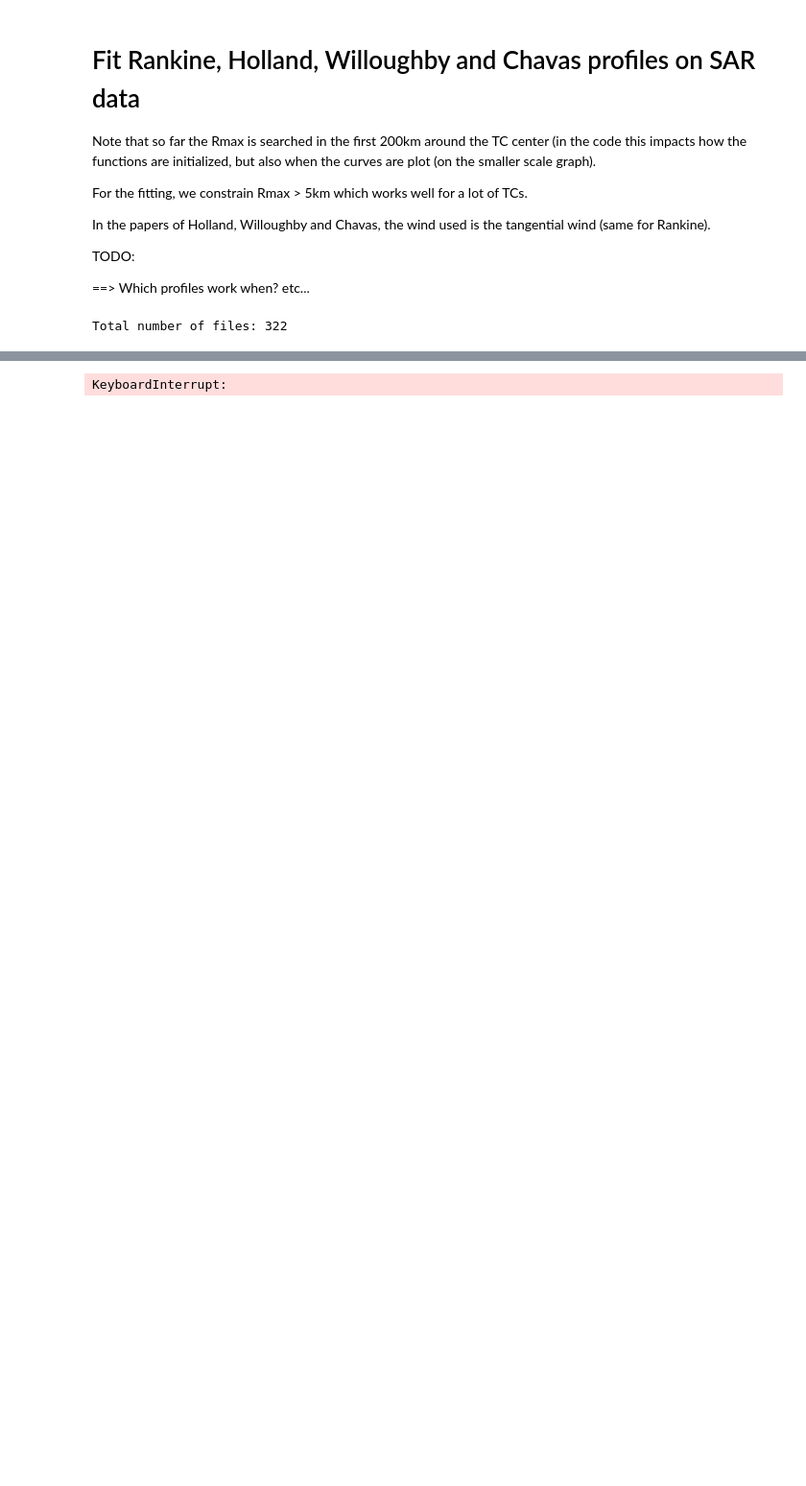
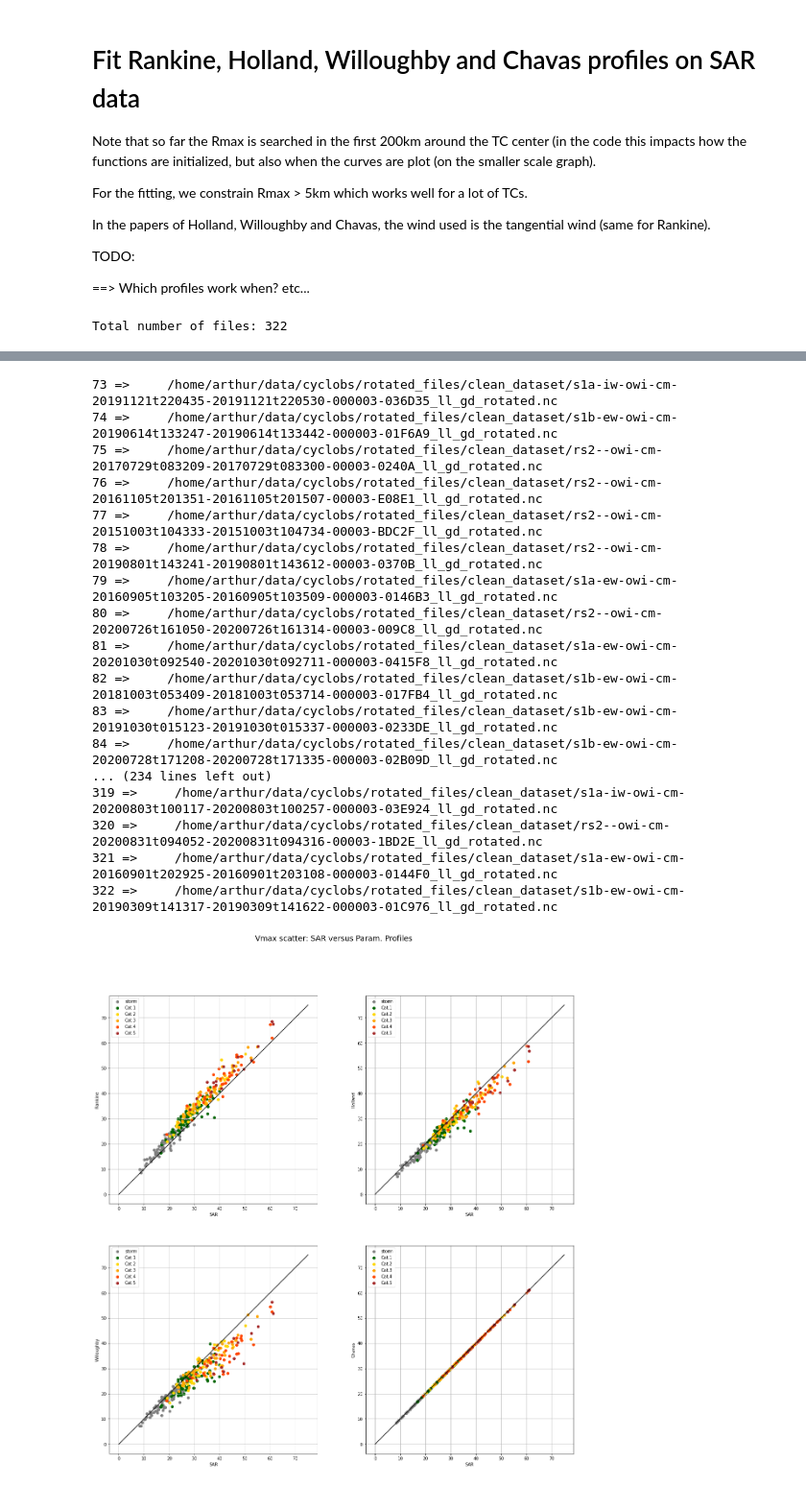
Before and after one commit to Arthur117/wind_profiles, a Jupyter notebook: all_profiles_comp.ipynb, the cells around one changed output, grey strips where cells are left out. Shown: that part at 96% size. Cells and saved outputs as stored; diff of their text form; code cells hidden in the pictures; blank space fills up the shorter version.

Commit message:
scatter vmax ok

```diff
--- a/all_profiles_comp.ipynb
+++ b/all_profiles_comp.ipynb
@@ -104,7 +104,7 @@ for i in range(6):
 # %%
 # FIT AND PRINT ALL THE PROFILES ON ALL THE DATA
 i   = 0
-for file in all_data[:1]:
+for file in all_data:
     i += 1
     print(i, "=>    ", file)
     # Open file and compute mean wind speed
@@ -158,4 +174,21 @@ f.plot_scatter_vmax(VMAX_OBS, VMAX_FIT, PARAMS)
-KeyboardInterrupt:
+73 =>     /home/arthur/data/cyclobs/rotated_files/clean_dataset/s1a-iw-owi-cm-20191121t220435-20191121t220530-000003-036D35_ll_gd_rotated.nc
+74 =>     /home/arthur/data/cyclobs/rotated_files/clean_dataset/s1b-ew-owi-cm-20190614t133247-20190614t133442-000003-01F6A9_ll_gd_rotated.nc
+75 =>     /home/arthur/data/cyclobs/rotated_files/clean_dataset/rs2--owi-cm-20170729t083209-20170729t083300-00003-0240A_ll_gd_rotated.nc
+76 =>     /home/arthur/data/cyclobs/rotated_files/clean_dataset/rs2--owi-cm-20161105t201351-20161105t201507-00003-E08E1_ll_gd_rotated.nc
+77 =>     /home/arthur/data/cyclobs/rotated_files/clean_dataset/rs2--owi-cm-20151003t104333-20151003t104734-00003-BDC2F_ll_gd_rotated.nc
+78 =>     /home/arthur/data/cyclobs/rotated_files/clean_dataset/rs2--owi-cm-20190801t143241-20190801t143612-00003-0370B_ll_gd_rotated.nc
+79 =>     /home/arthur/data/cyclobs/rotated_files/clean_dataset/s1a-ew-owi-cm-20160905t103205-20160905t103509-000003-0146B3_ll_gd_rotated.nc
+80 =>     /home/arthur/data/cyclobs/rotated_files/clean_dataset/rs2--owi-cm-20200726t161050-20200726t161314-00003-009C8_ll_gd_rotated.nc
+81 =>     /home/arthur/data/cyclobs/rotated_files/clean_dataset/s1a-ew-owi-cm-20201030t092540-20201030t092711-000003-0415F8_ll_gd_rotated.nc
+82 =>     /home/arthur/data/cyclobs/rotated_files/clean_dataset/s1b-ew-owi-cm-20181003t053409-20181003t053714-000003-017FB4_ll_gd_rotated.nc
+83 =>     /home/arthur/data/cyclobs/rotated_files/clean_dataset/s1b-ew-owi-cm-20191030t015123-20191030t015337-000003-0233DE_ll_gd_rotated.nc
+84 =>     /home/arthur/data/cyclobs/rotated_files/clean_dataset/s1b-ew-owi-cm-20200728t171208-20200728t171335-000003-02B09D_ll_gd_rotated.nc
+... (234 lines left out)
+319 =>     /home/arthur/data/cyclobs/rotated_files/clean_dataset/s1a-iw-owi-cm-20200803t100117-20200803t100257-000003-03E924_ll_gd_rotated.nc
+320 =>     /home/arthur/data/cyclobs/rotated_files/clean_dataset/rs2--owi-cm-20200831t094052-20200831t094316-00003-1BD2E_ll_gd_rotated.nc
+321 =>     /home/arthur/data/cyclobs/rotated_files/clean_dataset/s1a-ew-owi-cm-20160901t202925-20160901t203108-000003-0144F0_ll_gd_rotated.nc
+322 =>     /home/arthur/data/cyclobs/rotated_files/clean_dataset/s1b-ew-owi-cm-20190309t141317-20190309t141622-000003-01C976_ll_gd_rotated.nc
+[figure, added]
 # %%
 a = np.array([0.8, 0.9, 0.9, 1.1, 1.2, 1.5, 1.7, 1.9, 2.1, 2.3])
 b = [np.argwhere(a > i)[0] for i in range(0, 3)]
```
Also changed, not shown: parts of 5 cells of this notebook, 1 other file.
